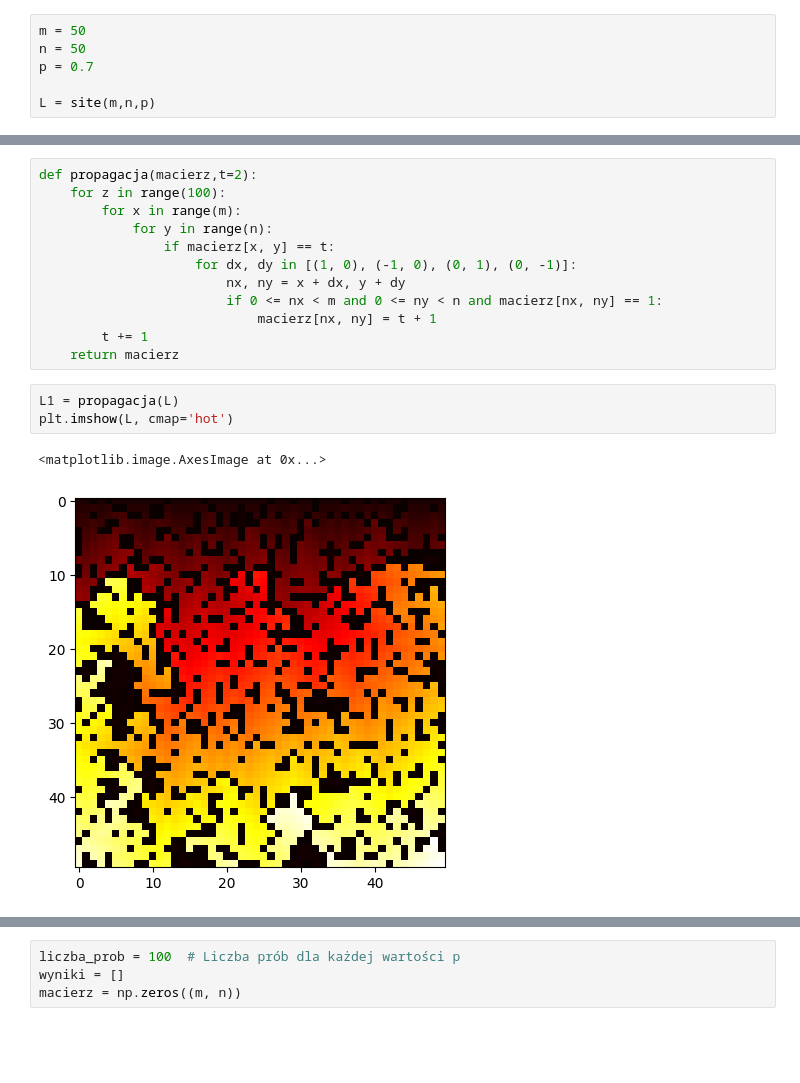
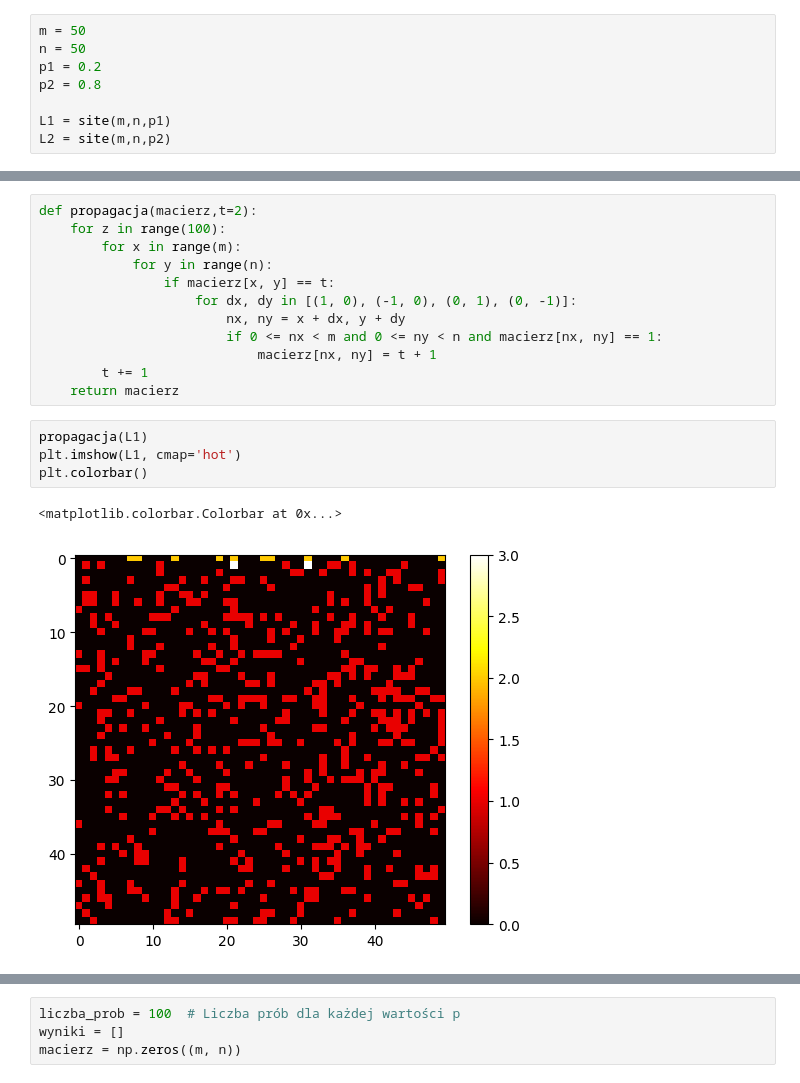
Before and after one commit to MariaNowacka/4-semestr, a Jupyter notebook: fizyka/fizyka2.ipynb, the cells around one changed output, grey strips where cells are left out. Saved outputs shown, nothing was run; the diff lists cells and outputs as text; blank space fills up the shorter version.

```diff
--- a/fizyka/fizyka2.ipynb
+++ b/fizyka/fizyka2.ipynb
@@ -14,6 +14,8 @@ def site(m, n, p):
 # %%
 m = 50
 n = 50
-p = 0.7
+p1 = 0.2
+p2 = 0.8
 
-L = site(m,n,p)
+L1 = site(m,n,p1)
+L2 = site(m,n,p2)
@@ -60,8 +83,9 @@ def propagacja(macierz,t=2):
         t += 1
     return macierz
 # %%
-L1 = propagacja(L)
-plt.imshow(L, cmap='hot')
+propagacja(L1)
+plt.imshow(L1, cmap='hot')
+plt.colorbar()
 # %% [output]
-<matplotlib.image.AxesImage at 0x...>
+<matplotlib.colorbar.Colorbar at 0x...>
-[figure, old version]
+[figure, new version]
```
Also changed, not shown: parts of 11 cells of this notebook, 1 other file.
